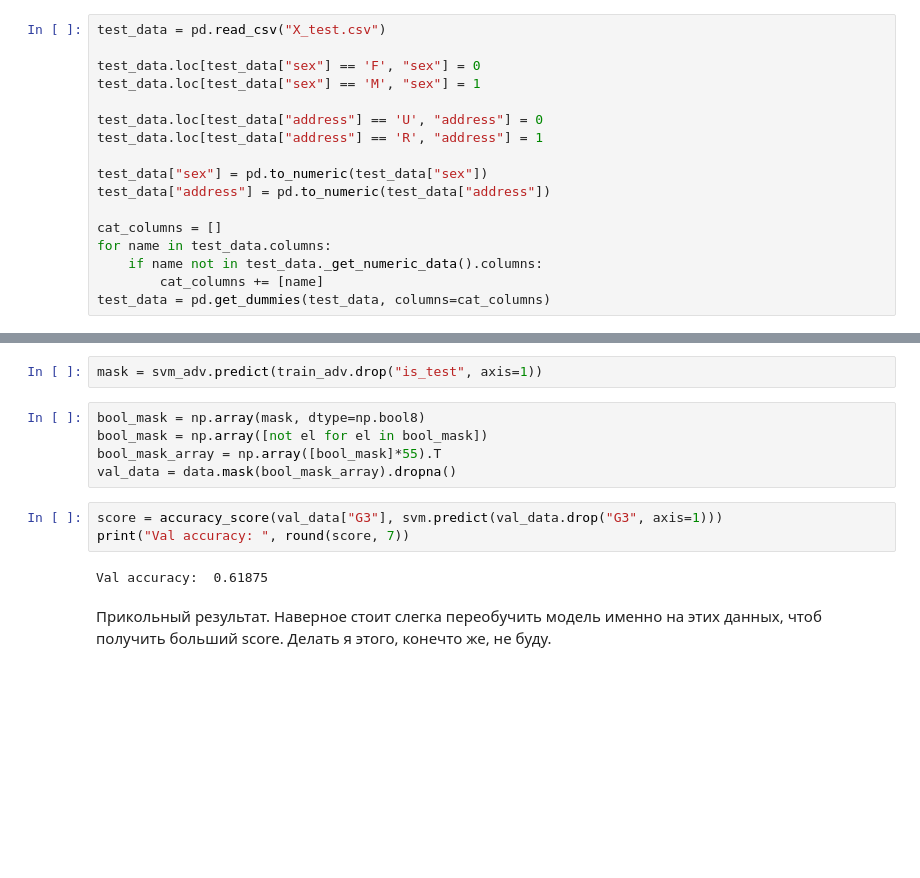
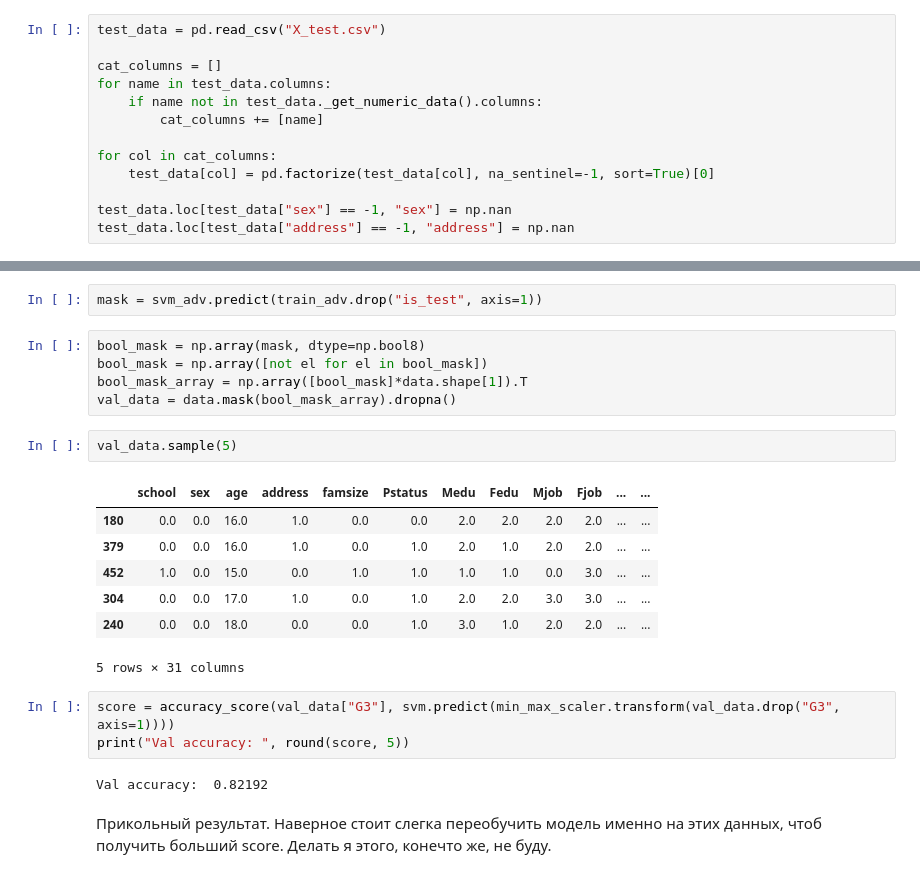
Before and after one commit to AmpiroMax/ml_mipt_dafe, a Jupyter notebook: homeworks/hw_1/hw1_prediction.ipynb, the cells around one changed output, grey strips where cells are left out. Cells and saved outputs as stored; diff of their text form; blank space fills up the shorter version.

```diff
--- a/homeworks/hw_1/hw1_prediction.ipynb
+++ b/homeworks/hw_1/hw1_prediction.ipynb
@@ -154,21 +167,17 @@ df_prediction.corr()
 Значения предсказаний должны быть целочисленными. Проверка будет точности решения будет по MSE.
 # %%
 test_data = pd.read_csv("X_test.csv")
-
-test_data.loc[test_data["sex"] == 'F', "sex"] = 0
-test_data.loc[test_data["sex"] == 'M', "sex"] = 1
-
-test_data.loc[test_data["address"] == 'U', "address"] = 0
-test_data.loc[test_data["address"] == 'R', "address"] = 1
-
-test_data["sex"] = pd.to_numeric(test_data["sex"])
-test_data["address"] = pd.to_numeric(test_data["address"])
 
 cat_columns = []
 for name in test_data.columns:
     if name not in test_data._get_numeric_data().columns:
         cat_columns += [name]
-test_data = pd.get_dummies(test_data, columns=cat_columns)
+
+for col in cat_columns:
+    test_data[col] = pd.factorize(test_data[col], na_sentinel=-1, sort=True)[0]
+
+test_data.loc[test_data["sex"] == -1, "sex"] = np.nan
+test_data.loc[test_data["address"] == -1, "address"] = np.nan
 # %%
 best_model = svm
 # %%
@@ -242,12 +252,22 @@ mask = svm_adv.predict(train_adv.drop("is_test", axis=1))
 # %%
 bool_mask = np.array(mask, dtype=np.bool8)
 bool_mask = np.array([not el for el in bool_mask])
-bool_mask_array = np.array([bool_mask]*55).T
+bool_mask_array = np.array([bool_mask]*data.shape[1]).T
 val_data = data.mask(bool_mask_array).dropna()
+# %%
+val_data.sample(5)
+# %% [output]
+|  | school | sex | age | address | famsize | Pstatus | Medu | Fedu | Mjob | Fjob | ... | ... |
+| 180 | 0.0 | 0.0 | 16.0 | 1.0 | 0.0 | 0.0 | 2.0 | 2.0 | 2.0 | 2.0 | ... | ... |
+| 379 | 0.0 | 0.0 | 16.0 | 1.0 | 0.0 | 1.0 | 2.0 | 1.0 | 2.0 | 2.0 | ... | ... |
+| 452 | 1.0 | 0.0 | 15.0 | 0.0 | 1.0 | 1.0 | 1.0 | 1.0 | 0.0 | 3.0 | ... | ... |
+| 304 | 0.0 | 0.0 | 17.0 | 1.0 | 0.0 | 1.0 | 2.0 | 2.0 | 3.0 | 3.0 | ... | ... |
+| 240 | 0.0 | 0.0 | 18.0 | 0.0 | 0.0 | 1.0 | 3.0 | 1.0 | 2.0 | 2.0 | ... | ... |
+5 rows × 31 columns
 # %%
-score = accuracy_score(val_data["G3"], svm.predict(val_data.drop("G3", axis=1)))
-print("Val accuracy: ", round(score, 7))
+score = accuracy_score(val_data["G3"], svm.predict(min_max_scaler.transform(val_data.drop("G3", axis=1))))
+print("Val accuracy: ", round(score, 5))
 # %% [output]
-Val accuracy:  0.61875
+Val accuracy:  0.82192
 # %% [markdown]
 Прикольный результат. Наверное стоит слегка переобучить модель именно на этих данных, чтоб получить больший score. Делать я этого, конечто же, не буду.
```
Also changed, not shown: parts of 10 cells of this notebook, 3 other files.
